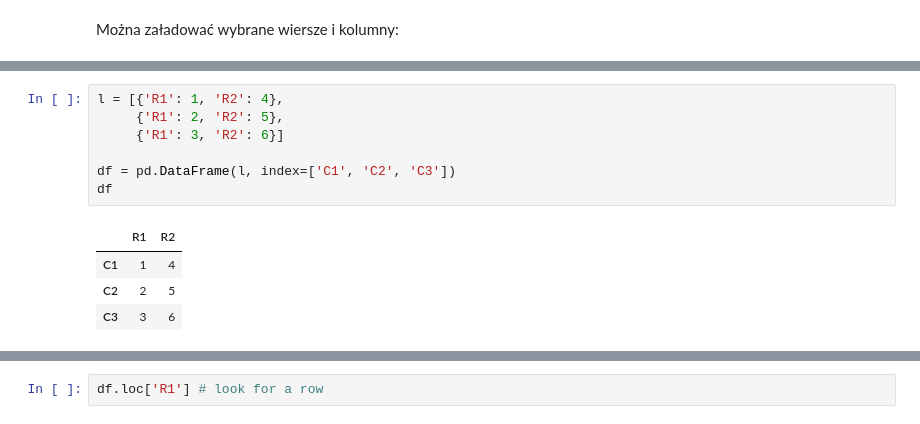
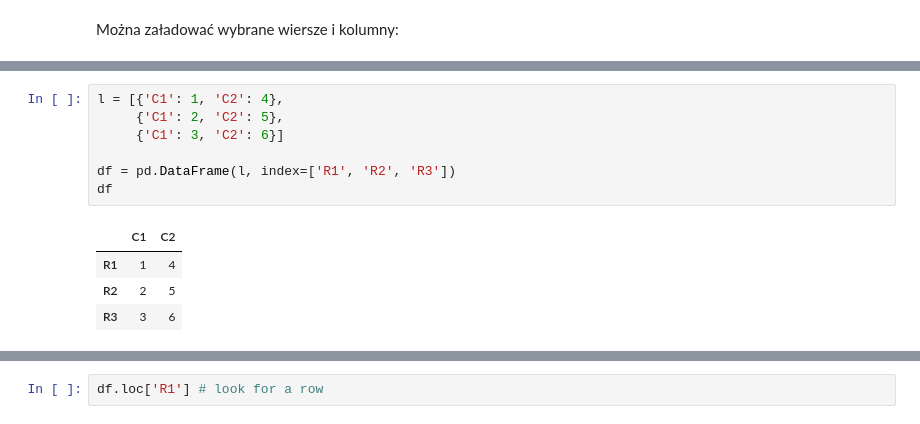
Before and after one commit to trypuz/ai_dla_kazdego, a Jupyter notebook: data_science_dla_kazdego/pandas.ipynb, the cells around one changed output, grey strips where cells are left out. Drawn from its saved outputs; the diff is of its cells as text.

```diff
--- a/data_science_dla_kazdego/pandas.ipynb
+++ b/data_science_dla_kazdego/pandas.ipynb
@@ -208,12 +214,12 @@ df
 # %%
-l = [{'R1': 1, 'R2': 4},
-     {'R1': 2, 'R2': 5},
-     {'R1': 3, 'R2': 6}]
+l = [{'C1': 1, 'C2': 4},
+     {'C1': 2, 'C2': 5},
+     {'C1': 3, 'C2': 6}]
 
-df = pd.DataFrame(l, index=['C1', 'C2', 'C3'])
+df = pd.DataFrame(l, index=['R1', 'R2', 'R3'])
 df
 # %% [output]
-|  | R1 | R2 |
-| C1 | 1 | 4 |
-| C2 | 2 | 5 |
-| C3 | 3 | 6 |
+|  | C1 | C2 |
+| R1 | 1 | 4 |
+| R2 | 2 | 5 |
+| R3 | 3 | 6 |
```
Also changed, not shown: parts of 21 cells of this notebook.
